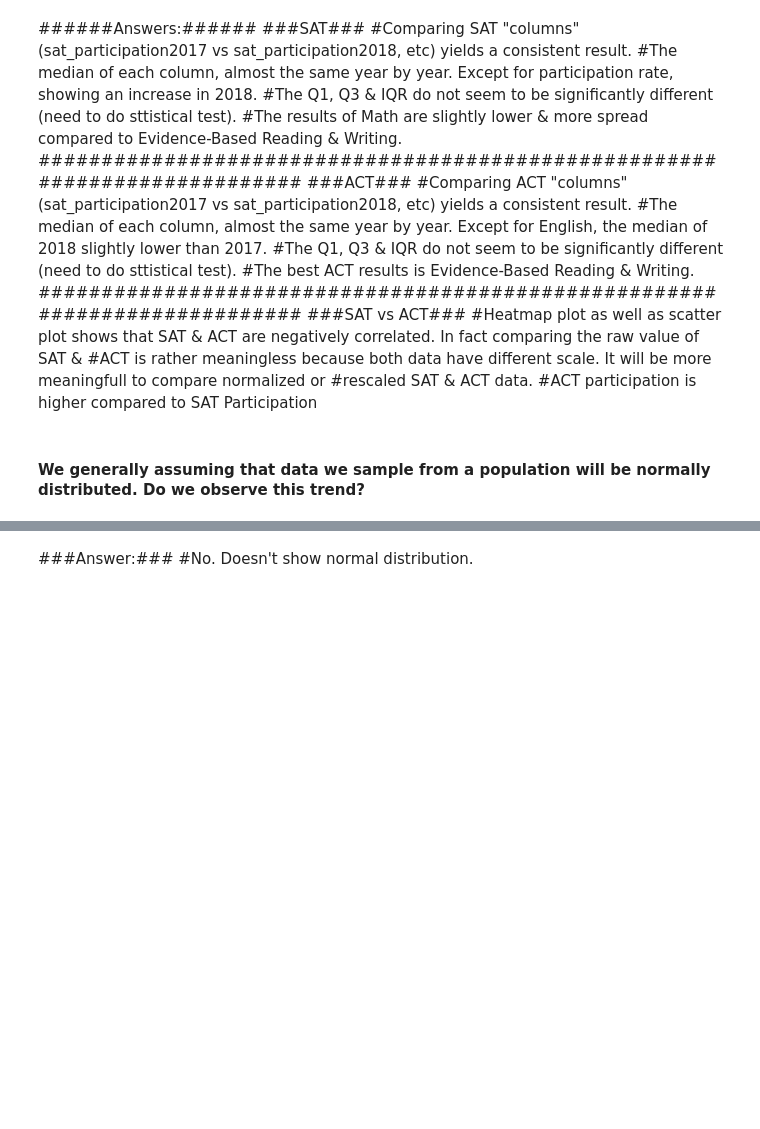
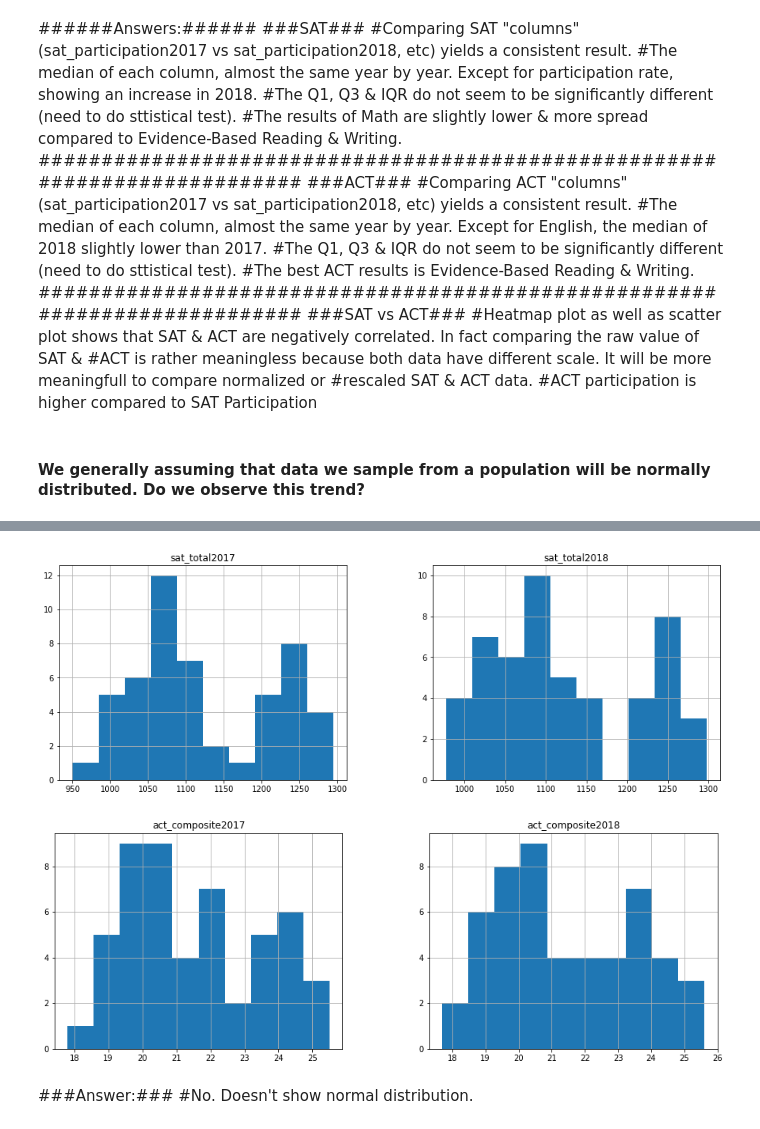
Before and after one commit to WilliamLVB/dsi09_project01, a Jupyter notebook: WS_starter-code_project01.ipynb, the cells around one changed output, grey strips where cells are left out. Saved outputs shown, nothing was run; the diff lists cells and outputs as text; code cells hidden in the pictures; blank space fills up the shorter version.

```diff
--- a/WS_starter-code_project01.ipynb
+++ b/WS_starter-code_project01.ipynb
@@ -996,3 +996,9 @@ finalsatact01.hist(column=['act_participation2018','act_participation2018'], bin
+# %%
+finalsatact01.hist(column=['sat_total2017','sat_total2018'], bins=10, figsize=(15,5))
+finalsatact01.hist(column=['act_composite2017','act_composite2018'], bins=10, figsize=(15,5));
+# %% [output]
+[figure, added]
+[figure, added]
 # %% [markdown]
 ###Answer:###
 #No. Doesn't show normal distribution.
```
Also changed, not shown: parts of 3 cells of this notebook.
